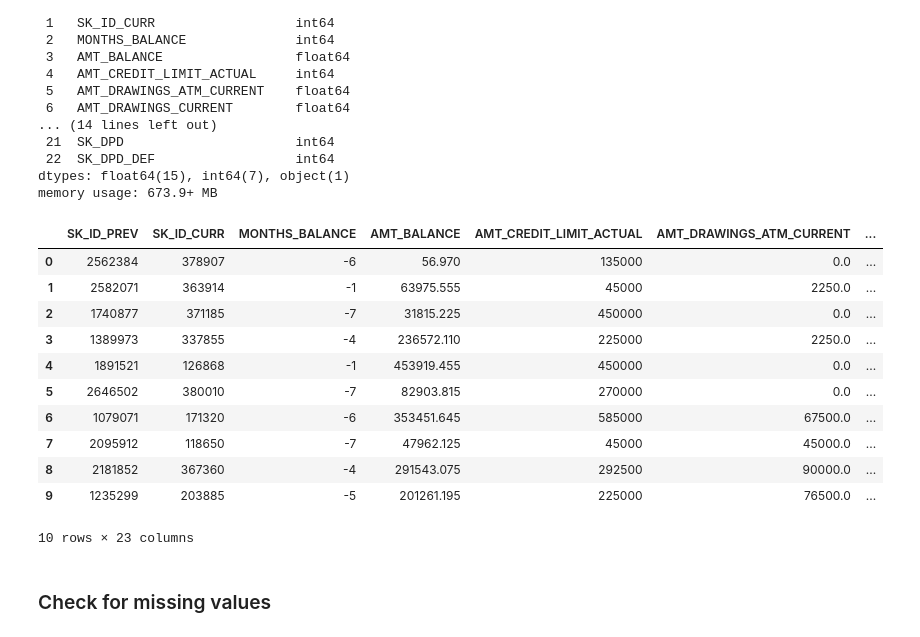
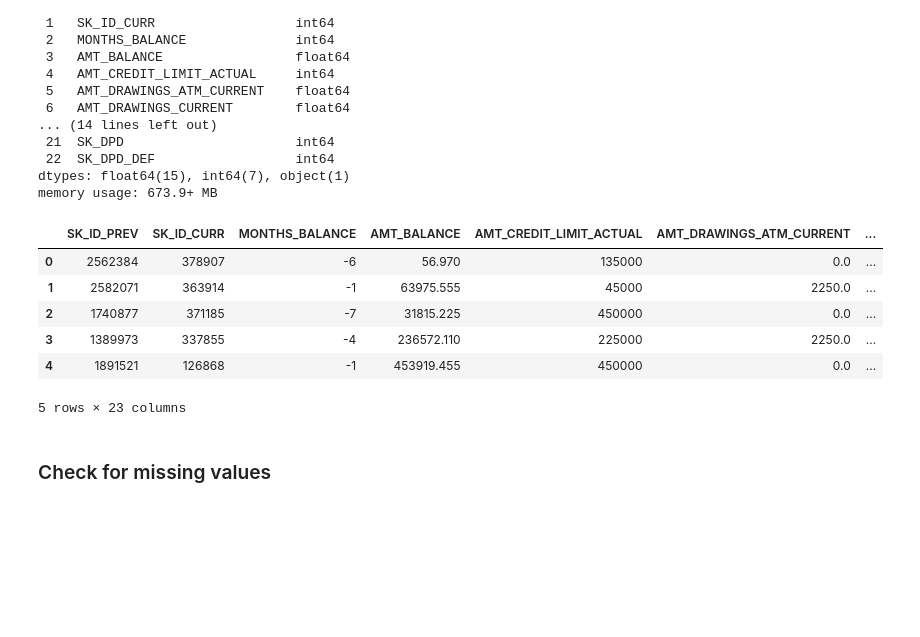
Before and after one commit to IML-Project/Home_Credit_Default_Risk_Project, a Jupyter notebook: FeatureEngineering.ipynb, the cells around one changed output. Saved outputs shown, nothing was run; the diff lists cells and outputs as text; code cells hidden in the pictures; blank space fills up the shorter version.

```diff
--- a/FeatureEngineering.ipynb
+++ b/FeatureEngineering.ipynb
@@ -786,20 +883,15 @@ Data columns (total 23 columns):
 dtypes: float64(15), int64(7), object(1)
 memory usage: 673.9+ MB
 # %%
-credit_card_balance.head(10)
+credit_card_balance.head()
 # %% [output]
 |  | SK_ID_PREV | SK_ID_CURR | MONTHS_BALANCE | AMT_BALANCE | AMT_CREDIT_LIMIT_ACTUAL | AMT_DRAWINGS_ATM_CURRENT | ... |
 | 0 | 2562384 | 378907 | -6 | 56.970 | 135000 | 0.0 | ... |
 | 1 | 2582071 | 363914 | -1 | 63975.555 | 45000 | 2250.0 | ... |
 | 2 | 1740877 | 371185 | -7 | 31815.225 | 450000 | 0.0 | ... |
 | 3 | 1389973 | 337855 | -4 | 236572.110 | 225000 | 2250.0 | ... |
 | 4 | 1891521 | 126868 | -1 | 453919.455 | 450000 | 0.0 | ... |
-| 5 | 2646502 | 380010 | -7 | 82903.815 | 270000 | 0.0 | ... |
-| 6 | 1079071 | 171320 | -6 | 353451.645 | 585000 | 67500.0 | ... |
-| 7 | 2095912 | 118650 | -7 | 47962.125 | 45000 | 45000.0 | ... |
-| 8 | 2181852 | 367360 | -4 | 291543.075 | 292500 | 90000.0 | ... |
-| 9 | 1235299 | 203885 | -5 | 201261.195 | 225000 | 76500.0 | ... |
-10 rows × 23 columns
+5 rows × 23 columns
 # %% [markdown]
 ### Check for missing values
 # %%
```
Also changed, not shown: parts of 167 cells of this notebook.
